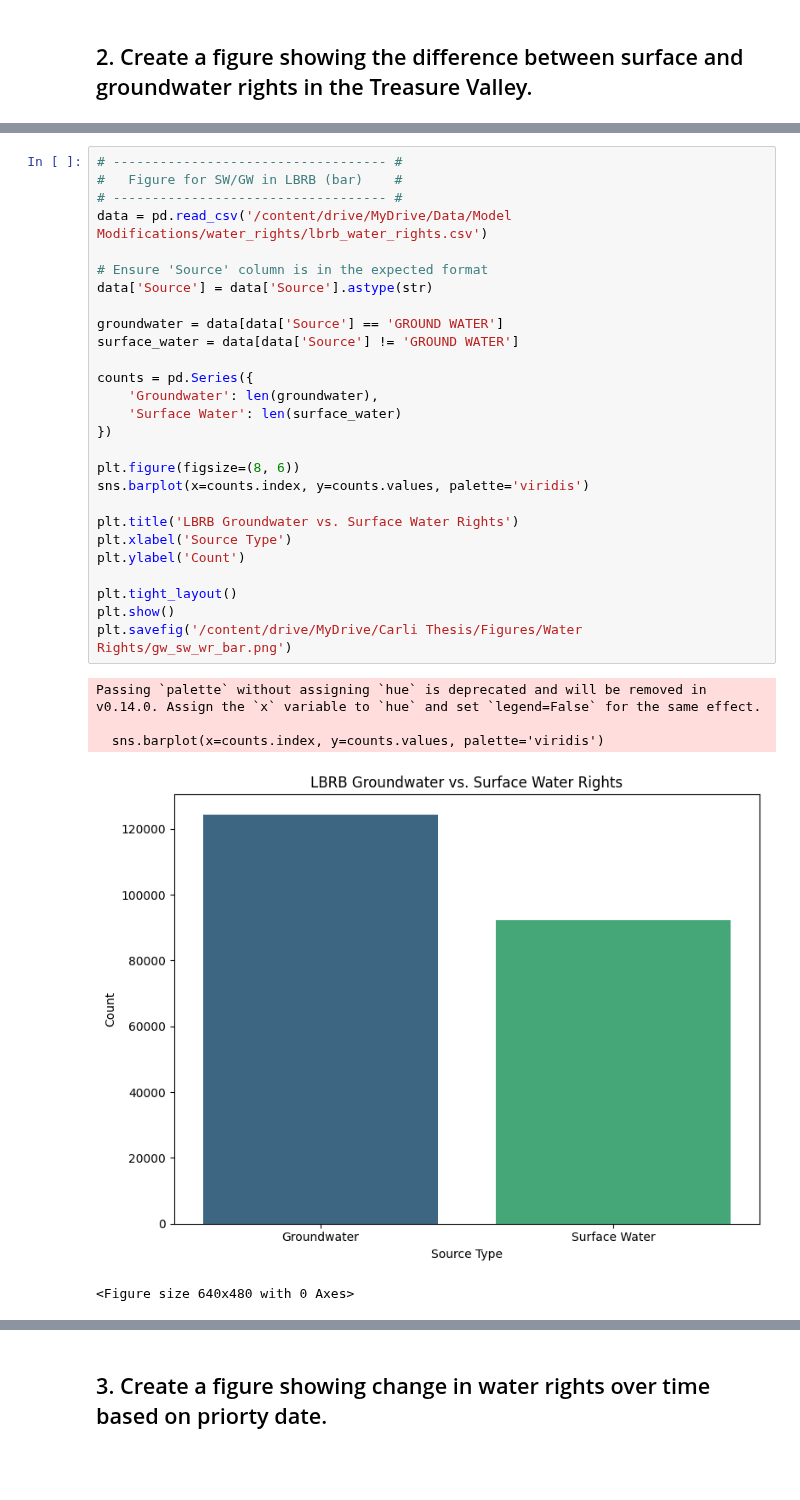
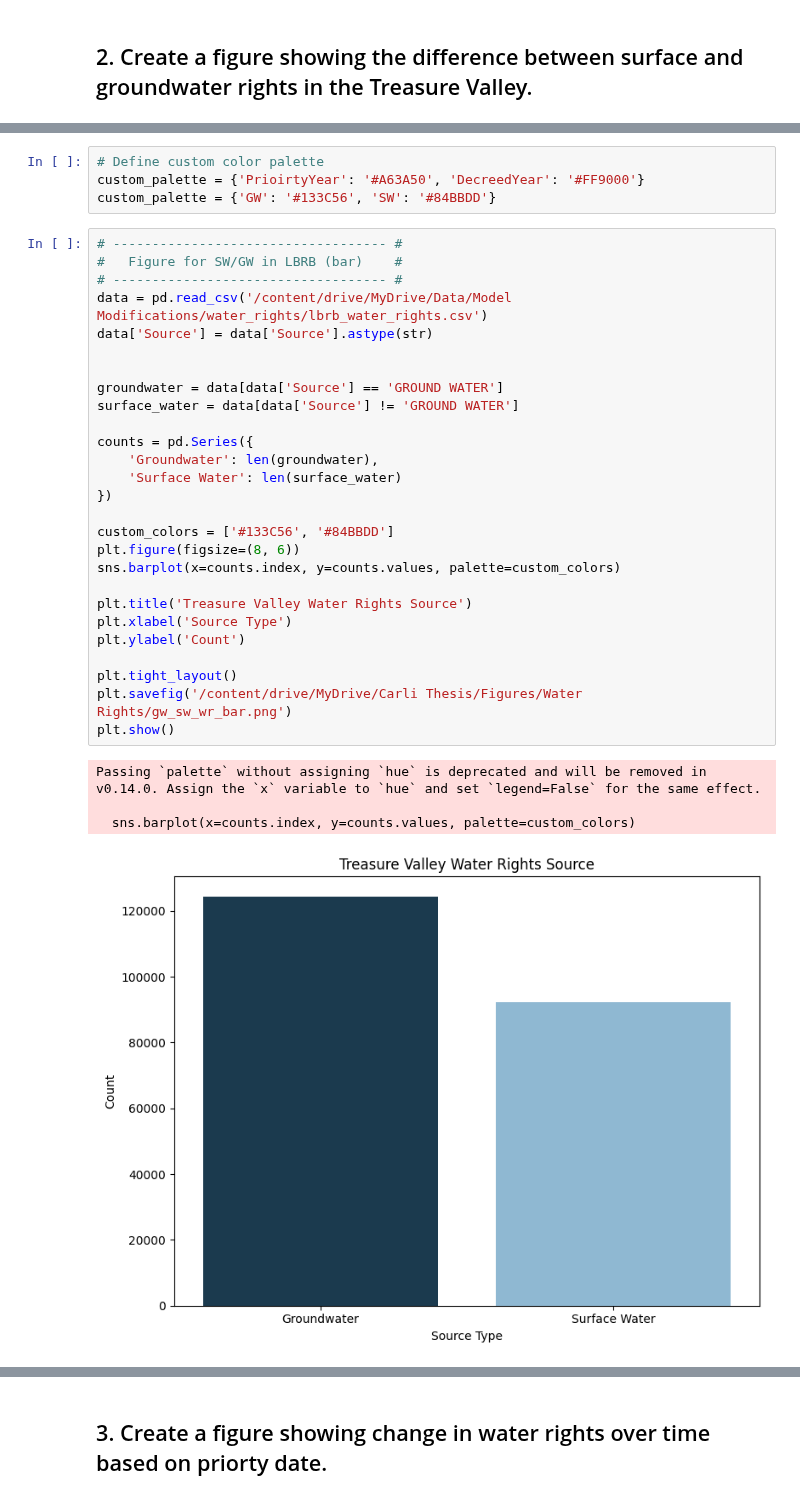
Before and after one commit to carlibeisel/Drains_Lower_Boise_River, a Jupyter notebook: *water_rights.ipynb, the cells around one changed output, grey strips where cells are left out. Saved outputs shown, nothing was run; the diff lists cells and outputs as text; blank space fills up the shorter version.

Commit message:
edited figures

```diff
--- a/*water_rights.ipynb
+++ b/*water_rights.ipynb
@@ -361,36 +361,39 @@ Mounted at /content/drive
+# %%
+# Define custom color palette
+custom_palette = {'PrioirtyYear': '#A63A50', 'DecreedYear': '#FF9000'}
+custom_palette = {'GW': '#133C56', 'SW': '#84BBDD'}
 # %%
 # ----------------------------------- #
 #   Figure for SW/GW in LBRB (bar)    #
 # ----------------------------------- #
 data = pd.read_csv('/content/drive/MyDrive/Data/Model Modifications/water_rights/lbrb_water_rights.csv')
+data['Source'] = data['Source'].astype(str)
 
-# Ensure 'Source' column is in the expected format
-data['Source'] = data['Source'].astype(str)
 
 groundwater = data[data['Source'] == 'GROUND WATER']
 surface_water = data[data['Source'] != 'GROUND WATER']
 
 counts = pd.Series({
     'Groundwater': len(groundwater),
     'Surface Water': len(surface_water)
 })
 
+custom_colors = ['#133C56', '#84BBDD']
 plt.figure(figsize=(8, 6))
-sns.barplot(x=counts.index, y=counts.values, palette='viridis')
+sns.barplot(x=counts.index, y=counts.values, palette=custom_colors)
 
-plt.title('LBRB Groundwater vs. Surface Water Rights')
+plt.title('Treasure Valley Water Rights Source')
 plt.xlabel('Source Type')
 plt.ylabel('Count')
 
 plt.tight_layout()
+plt.savefig('/content/drive/MyDrive/Carli Thesis/Figures/Water Rights/gw_sw_wr_bar.png')
 plt.show()
-plt.savefig('/content/drive/MyDrive/Carli Thesis/Figures/Water Rights/gw_sw_wr_bar.png')
 # %% [output]
 Passing `palette` without assigning `hue` is deprecated and will be removed in v0.14.0. Assign the `x` variable to `hue` and set `legend=False` for the same effect.
 
-  sns.barplot(x=counts.index, y=counts.values, palette='viridis')
+  sns.barplot(x=counts.index, y=counts.values, palette=custom_colors)
-[figure, old version]
+[figure, new version]
-<Figure size 640x480 with 0 Axes>
 # %%
 # ----------------------------------- #
 #   Figure for SW/GW in LBRB (pie)    #
```
Also changed, not shown: parts of 23 cells of this notebook.
